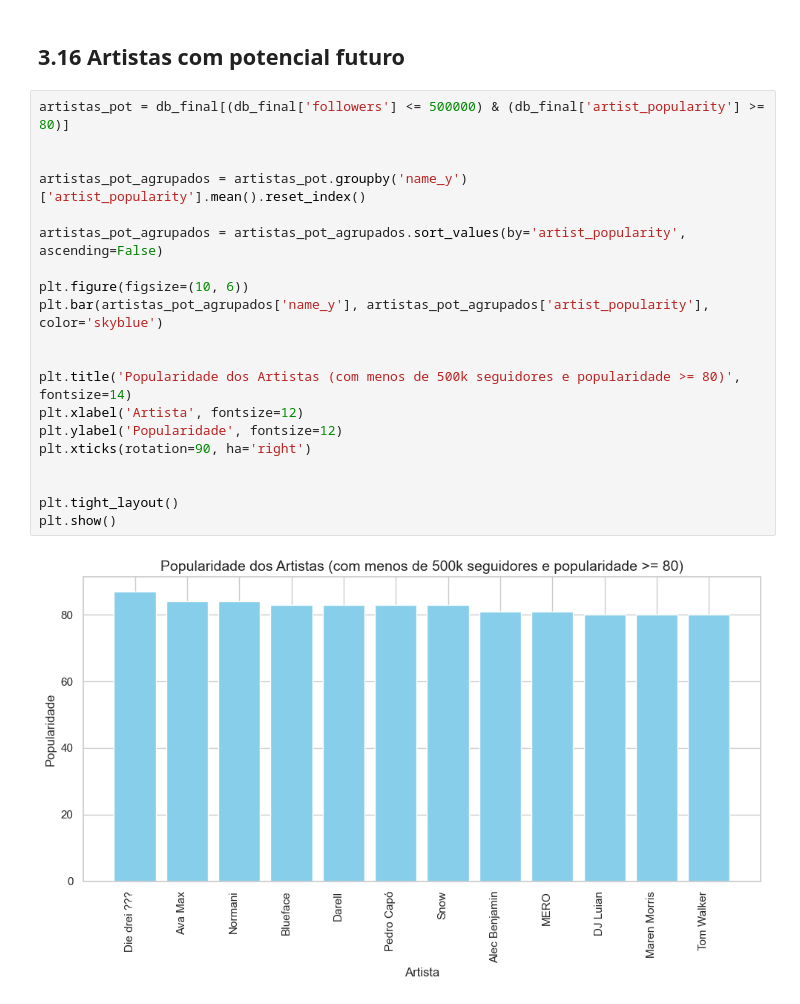
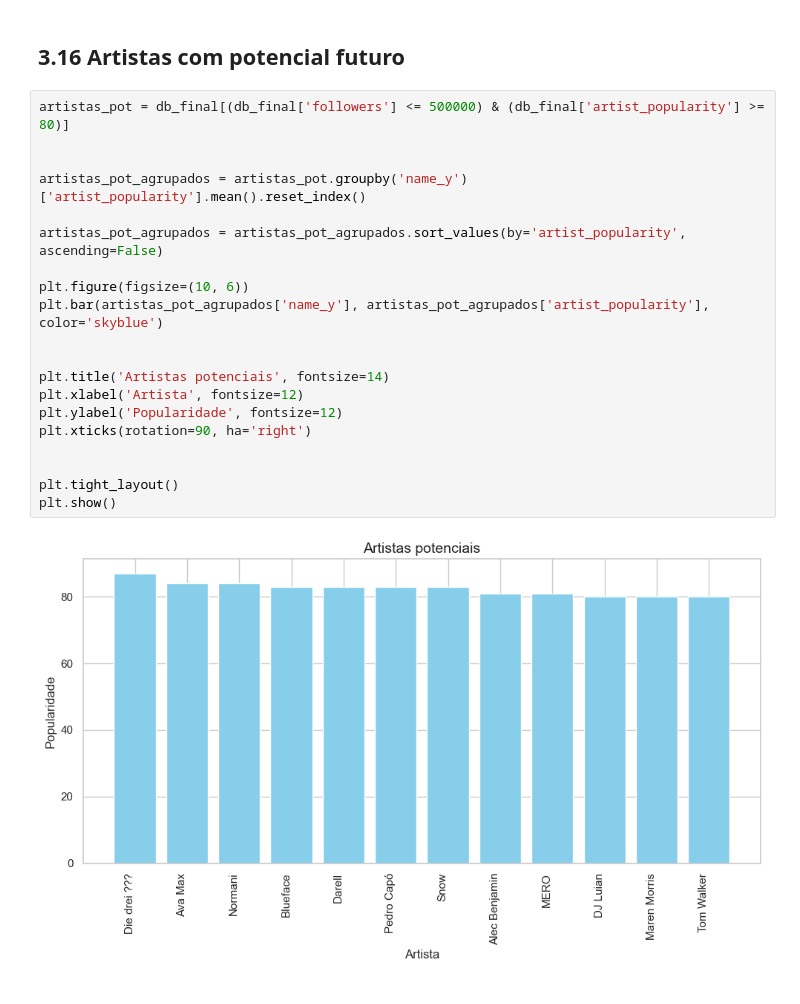
Before and after one commit to pedropalugan/mel-records2, a Jupyter notebook: notebook.ipynb, the cells around one changed output. Drawn from its saved outputs; the diff is of its cells as text.

```diff
--- a/notebook.ipynb
+++ b/notebook.ipynb
@@ -607,22 +618,22 @@ See the caveats in the documentation: https://pandas.pydata.org/pandas-docs/stab
 # %%
 artistas_pot = db_final[(db_final['followers'] <= 500000) & (db_final['artist_popularity'] >= 80)]
 
 
 artistas_pot_agrupados = artistas_pot.groupby('name_y')['artist_popularity'].mean().reset_index()
 
 artistas_pot_agrupados = artistas_pot_agrupados.sort_values(by='artist_popularity', ascending=False)
 
 plt.figure(figsize=(10, 6))
 plt.bar(artistas_pot_agrupados['name_y'], artistas_pot_agrupados['artist_popularity'], color='skyblue')
 
 
-plt.title('Popularidade dos Artistas (com menos de 500k seguidores e popularidade >= 80)', fontsize=14)
+plt.title('Artistas potenciais', fontsize=14)
 plt.xlabel('Artista', fontsize=12)
 plt.ylabel('Popularidade', fontsize=12)
 plt.xticks(rotation=90, ha='right')
 
 
 plt.tight_layout()
 plt.show()
 # %% [output]
-[figure, old version]
+[figure, new version]
```
Also changed, not shown: parts of 5 cells of this notebook.
